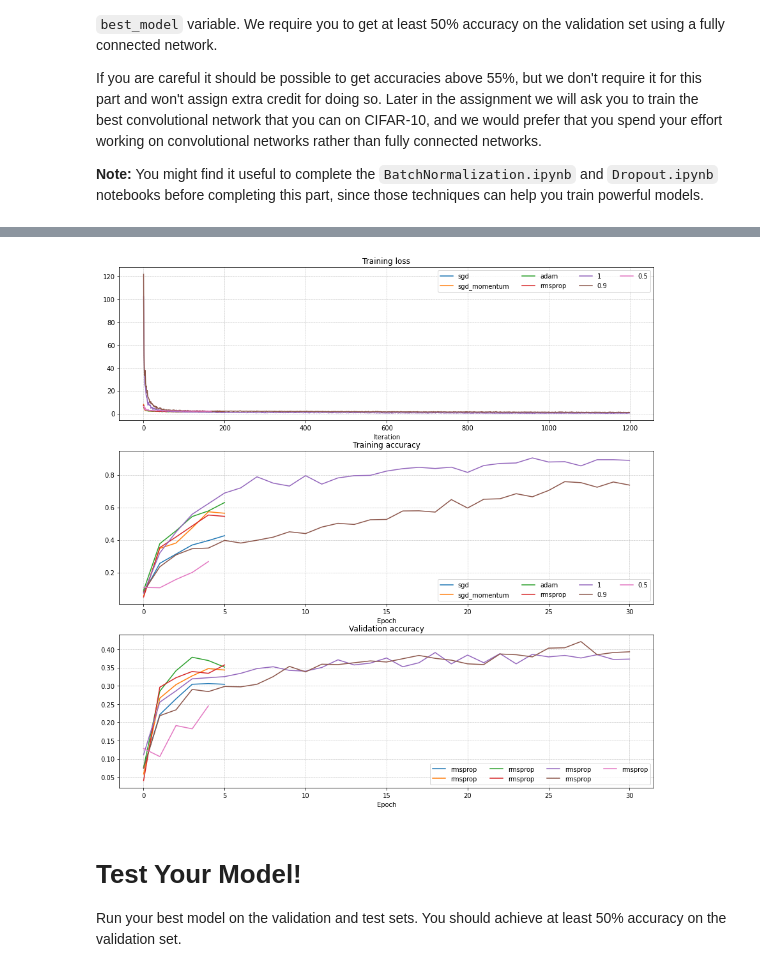
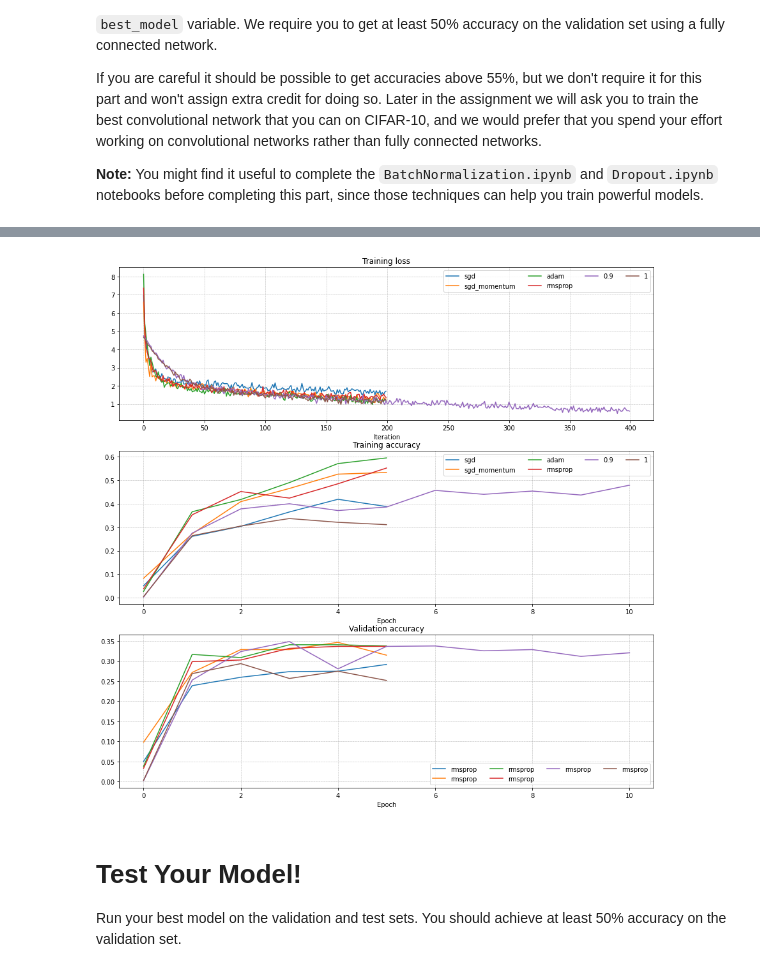
Before and after one commit to jentleshin/cs231n, a Jupyter notebook: assignments/assignment2/FullyConnectedNets.ipynb, the cells around one changed output, grey strips where cells are left out. Saved outputs shown, nothing was run; the diff lists cells and outputs as text; code cells hidden in the pictures.

Commit message:
batch normalization is now ready, but needs code refectoring

```diff
--- a/assignments/assignment2/FullyConnectedNets.ipynb
+++ b/assignments/assignment2/FullyConnectedNets.ipynb
@@ -85,6 +84,7 @@ for reg in [0, 3.14]:
         [H1, H2],
         input_dim=D,
         num_classes=C,
+        normalization="batchnorm",
         reg=reg,
         weight_scale=5e-2,
         dtype=np.float64,
@@ -515,17 +519,17 @@ best_model = None
 # *****START OF YOUR CODE (DO NOT DELETE/MODIFY THIS LINE)*****
 
 learning_rates = {'rmsprop': 1e-4, 'adam': 1e-3}
-for d in [0.9, 1]:
-    print('Running with ', update_rule)
+for d in [1]:
     model = FullyConnectedNet(
-        [400, 400, 400, 400, 400, 400],
+        [100, 100, 100, 100, 100, 100],
         dropout_keep_ratio=d,
+        normalization="batchnorm",
         weight_scale=5e-2
     )
     solver = Solver(
         model,
         small_data,
-        num_epochs=30,
+        num_epochs=5,
         batch_size=100,
         update_rule="adam",
         optim_config={'learning_rate': learning_rates["adam"]},
@@ -581,4 +585,4 @@ Running with  rmsprop
-[figure, old version]
+[figure, new version]
 # %% [markdown]
 # Test Your Model!
 Run your best model on the validation and test sets. You should achieve at least 50% accuracy on the validation set.
```
Also changed, not shown: parts of 9 cells of this notebook, 3 other files.
